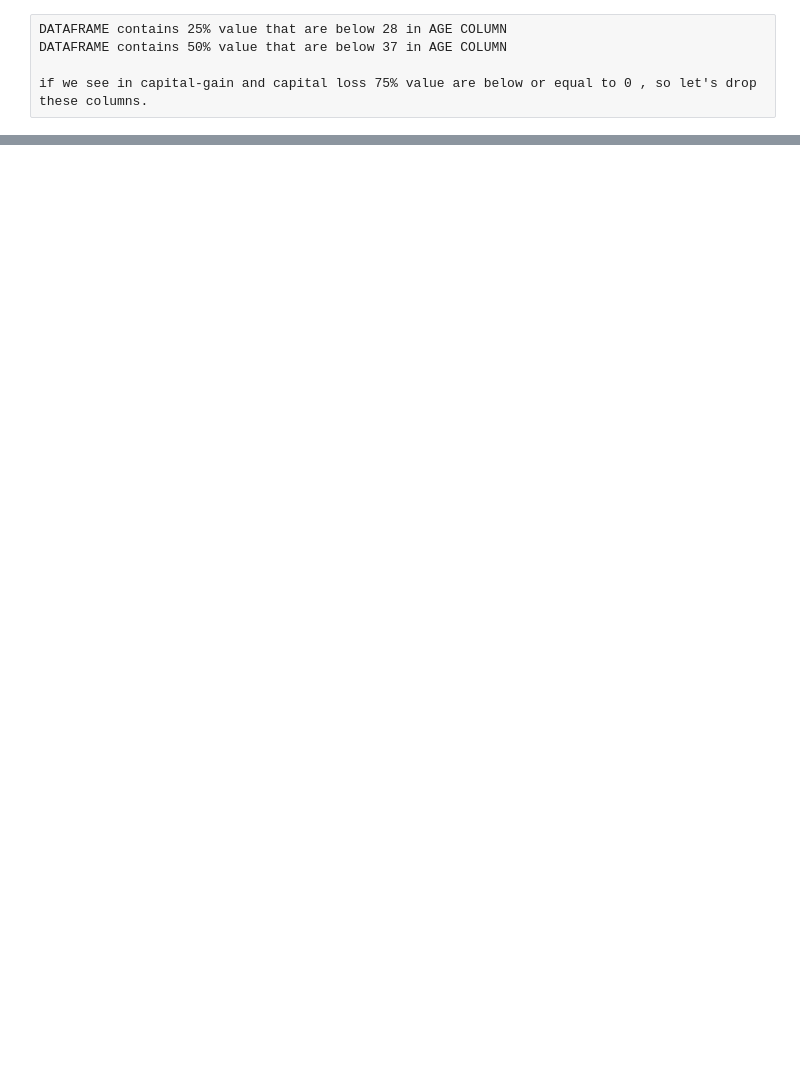
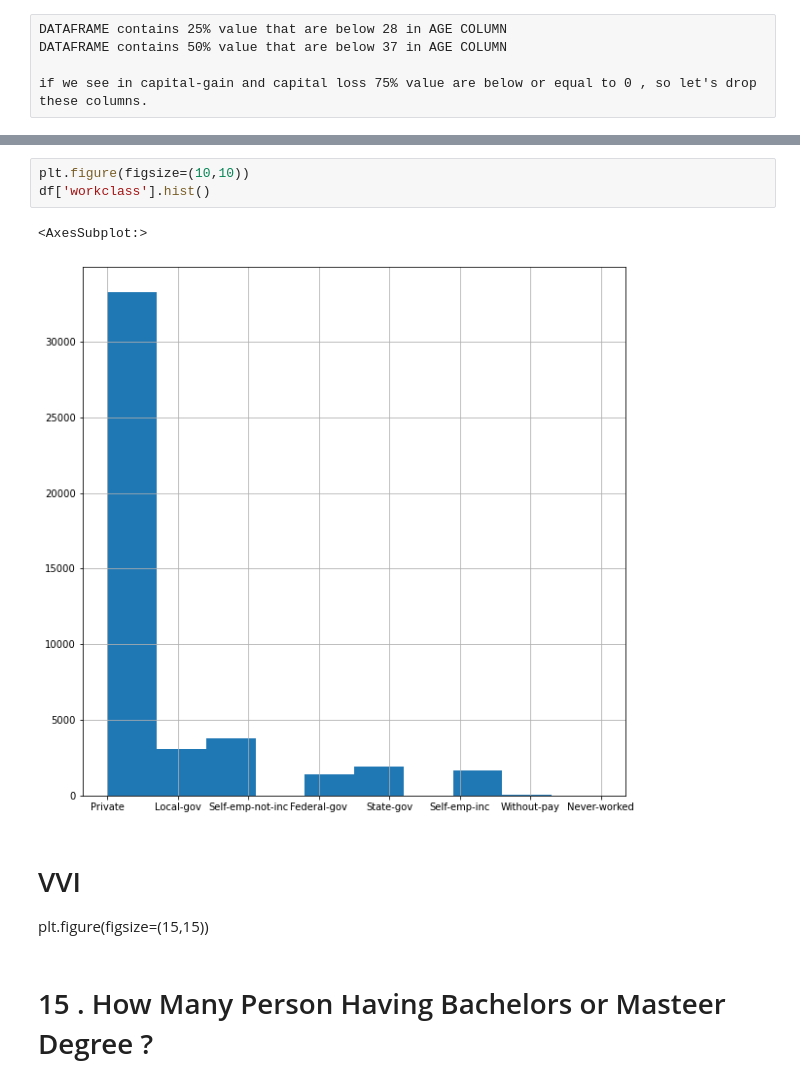
Before and after one commit to devpeak/Pandas, a Jupyter notebook: adult-dataset-project3.ipynb, the cells around one changed output, grey strips where cells are left out. Cells and saved outputs as stored; diff of their text form; blank space fills up the shorter version.

```diff
--- a/adult-dataset-project3.ipynb
+++ b/adult-dataset-project3.ipynb
@@ -501,0 +620,12 @@ if we see in capital-gain and capital loss 75% value are below or equal to 0 , s
+# %%
+plt.figure(figsize=(10,10))
+df['workclass'].hist()
+# %% [output]
+<AxesSubplot:>
+[figure, added]
+# %% [markdown]
+# VVI
+
+plt.figure(figsize=(15,15))
+# %% [markdown]
+# 15 . How Many Person Having Bachelors or Masteer Degree ?
```
Also changed, not shown: parts of 40 cells of this notebook.
